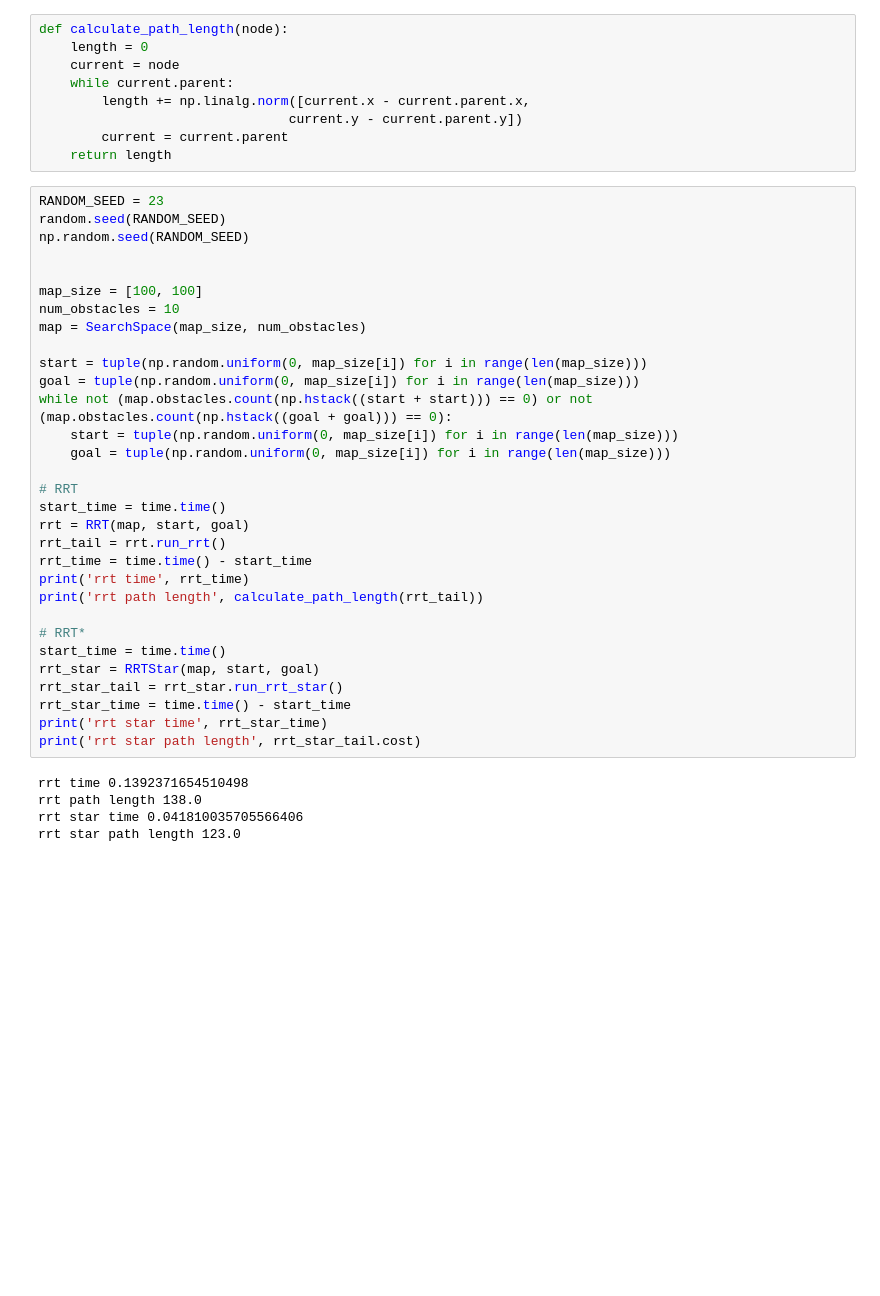
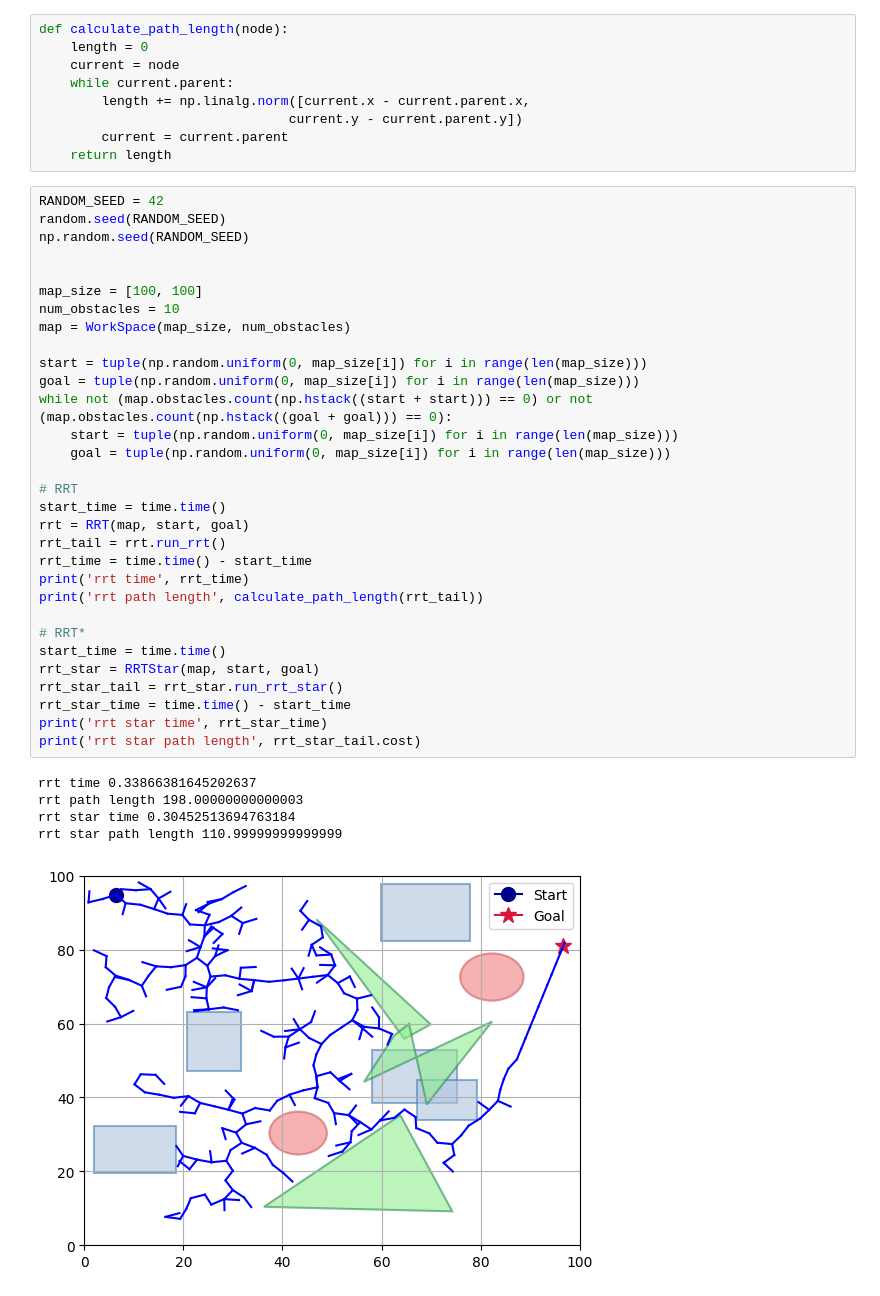
Before and after one commit to qrvmil/Manipulator, a Jupyter notebook: RRT/rrt_practice.ipynb, the cells around one changed output. Saved outputs shown, nothing was run; the diff lists cells and outputs as text; blank space fills up the shorter version.

```diff
--- a/RRT/rrt_practice.ipynb
+++ b/RRT/rrt_practice.ipynb
@@ -389,38 +472,39 @@ def calculate_path_length(node):
         current = current.parent
     return length
 # %%
-RANDOM_SEED = 23
+RANDOM_SEED = 42
 random.seed(RANDOM_SEED)
 np.random.seed(RANDOM_SEED)
 
 
 map_size = [100, 100]
 num_obstacles = 10
-map = SearchSpace(map_size, num_obstacles)
+map = WorkSpace(map_size, num_obstacles)
 
 start = tuple(np.random.uniform(0, map_size[i]) for i in range(len(map_size)))
 goal = tuple(np.random.uniform(0, map_size[i]) for i in range(len(map_size)))
 while not (map.obstacles.count(np.hstack((start + start))) == 0) or not (map.obstacles.count(np.hstack((goal + goal))) == 0):
     start = tuple(np.random.uniform(0, map_size[i]) for i in range(len(map_size)))
     goal = tuple(np.random.uniform(0, map_size[i]) for i in range(len(map_size)))
 
 # RRT
 start_time = time.time()
 rrt = RRT(map, start, goal)
 rrt_tail = rrt.run_rrt()
 rrt_time = time.time() - start_time
 print('rrt time', rrt_time)
 print('rrt path length', calculate_path_length(rrt_tail))
 
 # RRT*
 start_time = time.time()
 rrt_star = RRTStar(map, start, goal)
 rrt_star_tail = rrt_star.run_rrt_star()
 rrt_star_time = time.time() - start_time
 print('rrt star time', rrt_star_time)
 print('rrt star path length', rrt_star_tail.cost)
 # %% [output]
-rrt time 0.1392371654510498
-rrt path length 138.0
-rrt star time 0.041810035705566406
-rrt star path length 123.0
+rrt time 0.33866381645202637
+rrt path length 198.00000000000003
+rrt star time 0.30452513694763184
+rrt star path length 110.99999999999999
+[figure, added]
```
Also changed, not shown: parts of 10 cells of this notebook, 6 other files.
